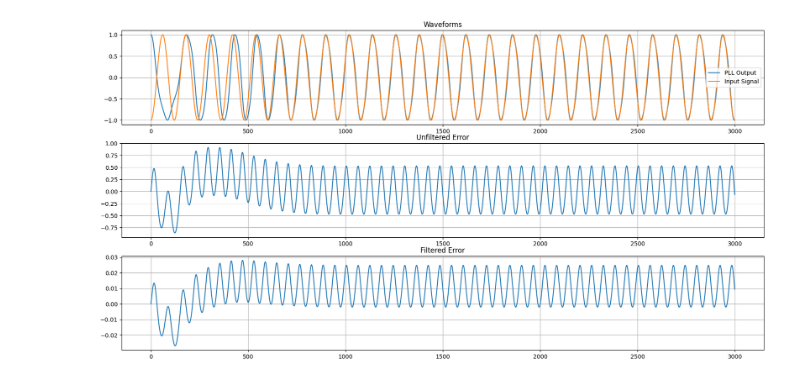
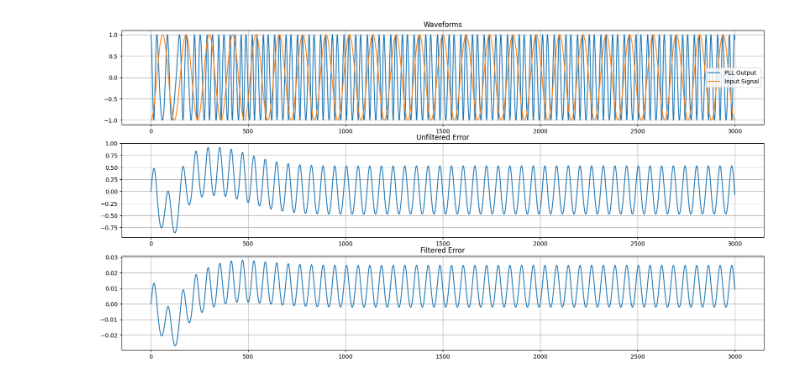
Before and after one commit to stevester94/notebooks, a Jupyter notebook: phase-locked-loop/PLL.ipynb, the cells around one changed output. Saved outputs shown, nothing was run; the diff lists cells and outputs as text; code cells hidden in the pictures.

Commit message:
Freq multiplier demo for PLL

```diff
--- a/phase-locked-loop/PLL.ipynb
+++ b/phase-locked-loop/PLL.ipynb
@@ -29,7 +34,7 @@ cos_out = []
 
 
 
-pll = PhaseLockedLoop( K_i, K_p, K_0, in_f_Hz, fs )
+pll = Fast_PhaseLockedLoop( K_i, K_p, K_0, in_f_Hz, fs, f_multiplier=4 )
 for n in range(len(t)):
     _cos_out, _sin_out, _e_D, _e_F = pll.proc( in_sig[n] )
 
@@ -39,34 +44,34 @@ for n in range(len(t)):
 
 # Create a Figure
 fig = plt.figure()
 fig.set_figheight(10)
 fig.set_figwidth(20)
 
 # Set up Axes
 ax1 = fig.add_subplot(311)
 # ax1.plot(cos_out[int(-fs/in_f_Hz)*10:], label='PLL Output')
 ax1.plot(cos_out, label='PLL Output')
 plt.grid()
 # ax1.plot(in_sig[int(-fs/in_f_Hz)*10:], label='Input Signal')
 ax1.plot(in_sig, label='Input Signal')
 plt.legend()
 ax1.set_title('Waveforms')
 
 # Show the plot
 #plt.show()
 
 ax2 = fig.add_subplot(312)
 ax2.plot( e_D )
 plt.grid()
 ax2.set_title('Unfiltered Error')
 
 ax3 = fig.add_subplot(313)
 ax3.plot( e_F )
 plt.grid()
 ax3.set_title('Filtered Error')
 plt.show()
 # %% [output]
-[figure, old version]
+[figure, new version]
 # %%
 # OK, what does the phase detector do?
 
```
Also changed, not shown: parts of 4 cells of this notebook, 1 other file.
